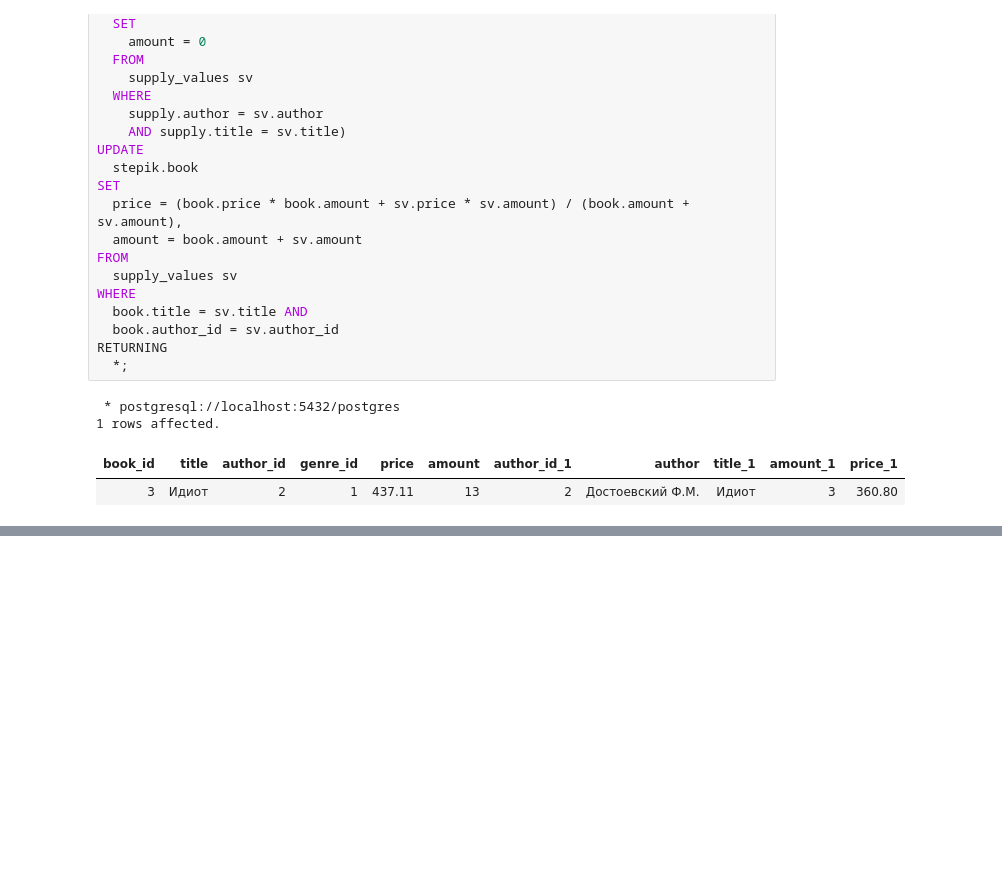
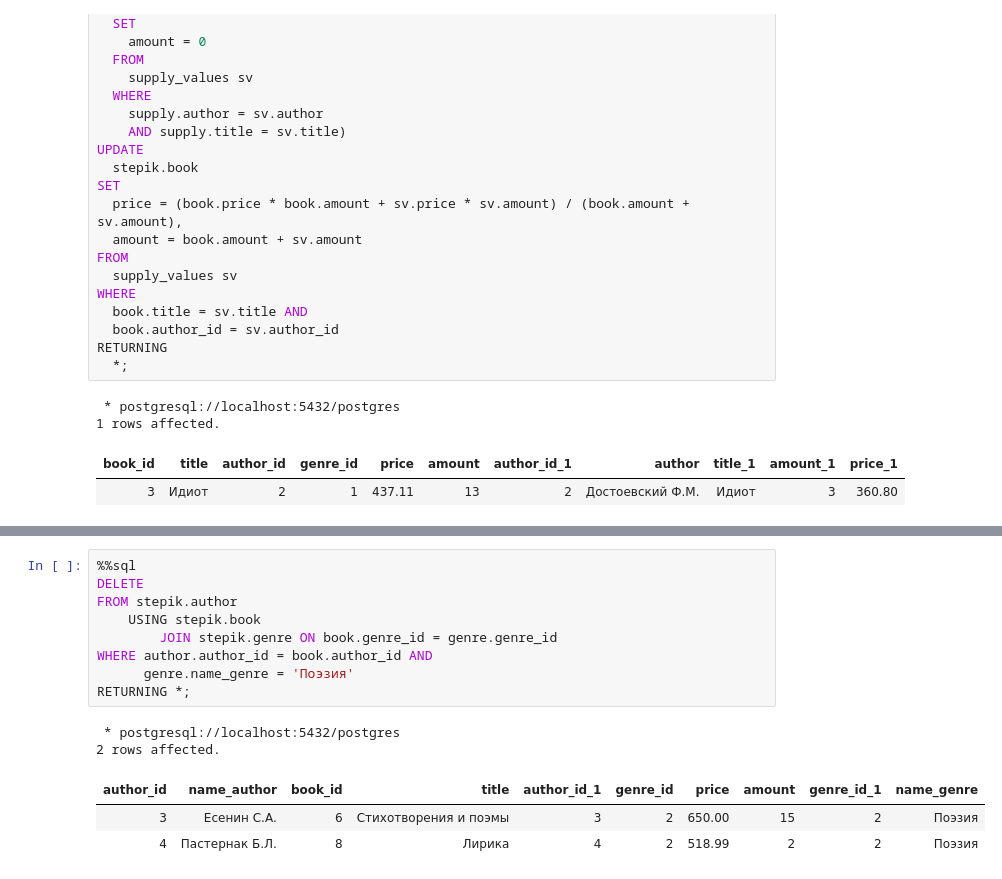
Before and after one commit to IsFilimonov/LearningPath, a Jupyter notebook: 2021/Stepik_Interactive-SQL-Simulator/Chapter_2.ipynb, the cells around one changed output, grey strips where cells are left out. Saved outputs shown, nothing was run; the diff lists cells and outputs as text; blank space fills up the shorter version.

```diff
--- a/2021/Stepik_Interactive-SQL-Simulator/Chapter_2.ipynb
+++ b/2021/Stepik_Interactive-SQL-Simulator/Chapter_2.ipynb
@@ -1074,0 +1222,15 @@ RETURNING
+# %%
+%%sql
+DELETE
+FROM stepik.author
+	USING stepik.book
+		JOIN stepik.genre ON book.genre_id = genre.genre_id
+WHERE author.author_id = book.author_id AND
+      genre.name_genre = 'Поэзия'
+RETURNING *;
+# %% [output]
+ * postgresql://localhost:5432/postgres
+2 rows affected.
+| author_id | name_author | book_id | title | author_id_1 | genre_id | price | amount | genre_id_1 | name_genre |
+| 3 | Есенин С.А. | 6 | Стихотворения и поэмы | 3 | 2 | 650.00 | 15 | 2 | Поэзия |
+| 4 | Пастернак Б.Л. | 8 | Лирика | 4 | 2 | 518.99 | 2 | 2 | Поэзия |
```
Also changed, not shown: parts of 16 cells of this notebook, 3 other files.
